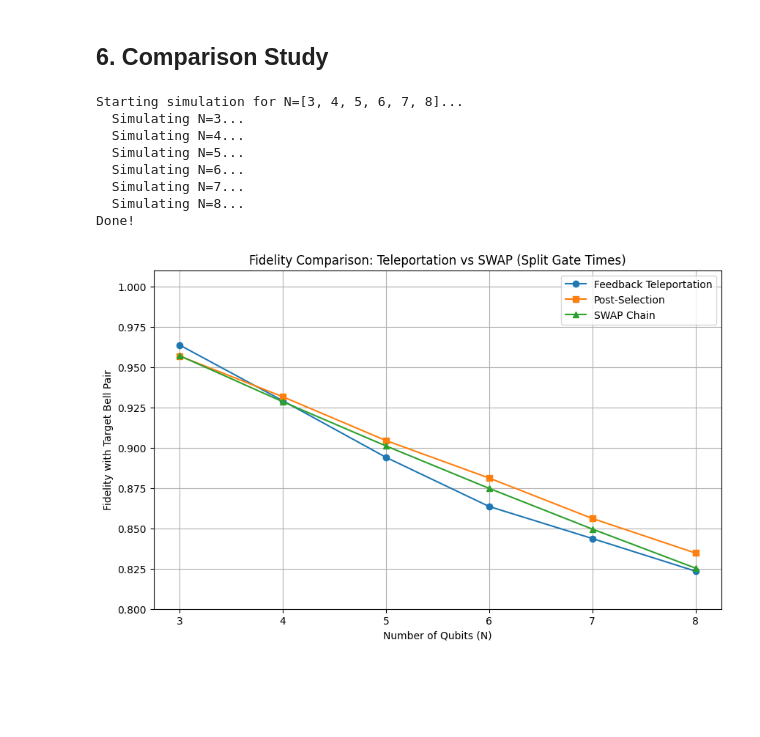
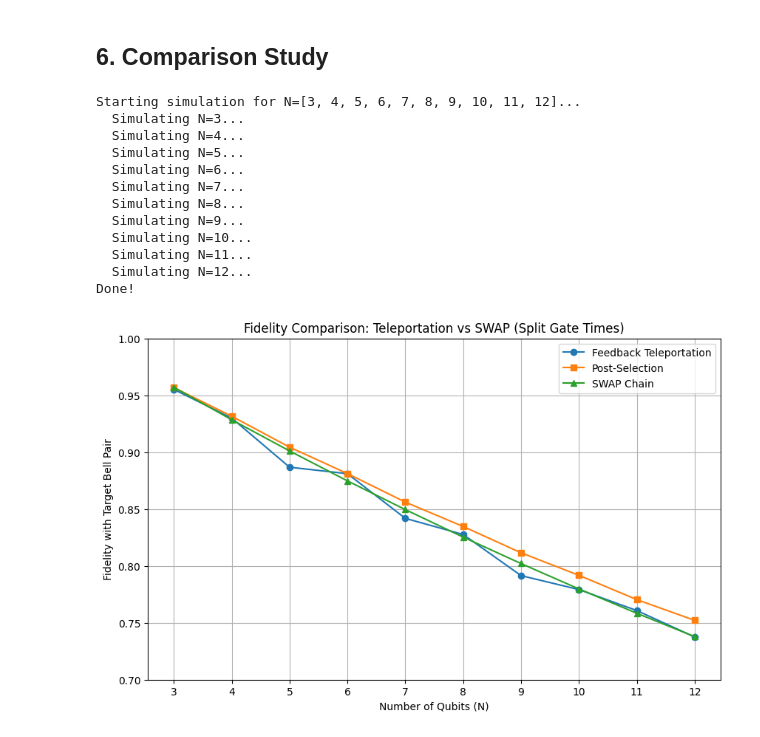
Before and after one commit to cqqqq01-source/Quantum_Teleportation_1d_chain_simulation, a Jupyter notebook: comparison_plot_split_gates.ipynb, the cells around one changed output. Drawn from its saved outputs; the diff is of its cells as text; code cells hidden in the pictures; blank space fills up the shorter version.

```diff
--- a/comparison_plot_split_gates.ipynb
+++ b/comparison_plot_split_gates.ipynb
@@ -33,13 +33,13 @@ from qiskit_aer.noise import (
 # %%
 @dataclass
 class NoiseParams:
-    p_single: float = 2e-3
-    p_two: float = 1e-2
-    p_readout: float = 1.5e-2
-    t1: float = 150e-6
-    tphi: float = 200e-6
-    gate_time_1q: float = 5e-8  # 50ns for single-qubit gates
-    gate_time_2q: float = 5e-7  # 500ns for two-qubit gates
+    p_single: float = 1.798e-4#2e-3
+    p_two: float =  1.4983-3#1e-2
+    p_readout: float = 4.21e-3#1.5e-2
+    t1: float = 301.15e-6
+    tphi: float = 355.86e-6
+    gate_time_1q: float = 3.2e-8  # 32ns for single-qubit gates
+    gate_time_2q: float = 2.08e-7  # 208ns for two-qubit gates
 
 def combined_damping_error(t1=None, tphi=None, gate_time=5e-8):
     """Return a single-qubit error channel for amplitude damping (T1) and pure dephasing (Tphi)."""
@@ -269,7 +269,7 @@ noise_params = NoiseParams(
 
 noise_model = build_noise_model(noise_params)
 
-N_values = range(3, 9)
+N_values = range(3, 13)
 
 results_feedback = []
 results_postselect = []
@@ -294,29 +294,33 @@ for n in N_values:
 
 print("Done!")
 # %% [output]
-Starting simulation for N=[3, 4, 5, 6, 7, 8]...
+Starting simulation for N=[3, 4, 5, 6, 7, 8, 9, 10, 11, 12]...
   Simulating N=3...
   Simulating N=4...
   Simulating N=5...
   Simulating N=6...
   Simulating N=7...
   Simulating N=8...
+  Simulating N=9...
+  Simulating N=10...
+  Simulating N=11...
+  Simulating N=12...
 Done!
 # %%
 plt.figure(figsize=(10, 6))
 
 plt.plot(N_values, results_feedback, marker='o', label='Feedback Teleportation')
 plt.plot(N_values, results_postselect, marker='s', label='Post-Selection')
 plt.plot(N_values, results_swap, marker='^', label='SWAP Chain')
 
 plt.title("Fidelity Comparison: Teleportation vs SWAP (Split Gate Times)")
 plt.xlabel("Number of Qubits (N)")
 plt.ylabel("Fidelity with Target Bell Pair")
 plt.legend()
 plt.grid(True)
 plt.xticks(N_values)
-plt.ylim(0.8, 1.01)
+plt.ylim(0.7, 1.0)
 
 plt.show()
 # %% [output]
-[figure, old version]
+[figure, new version]
```
Also changed, not shown: parts of 1 cell of this notebook.
